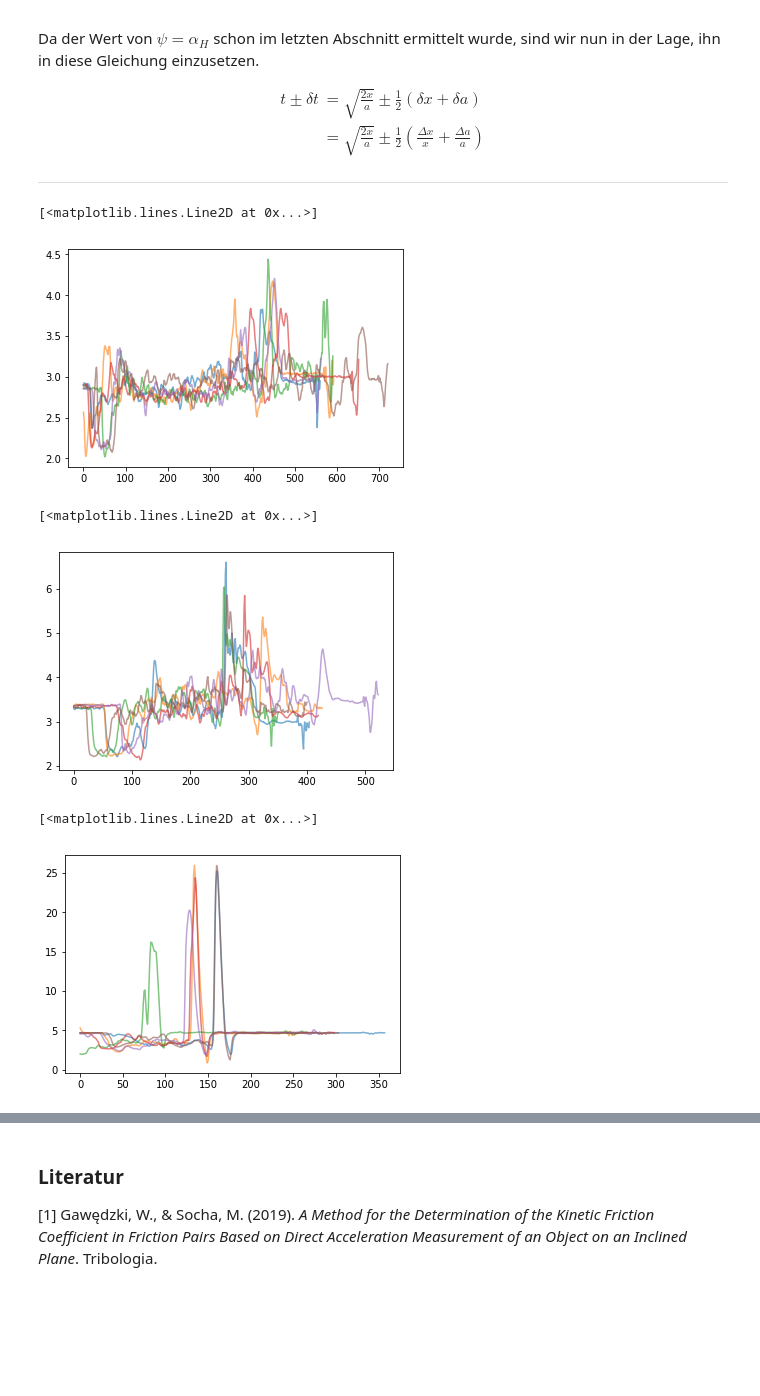
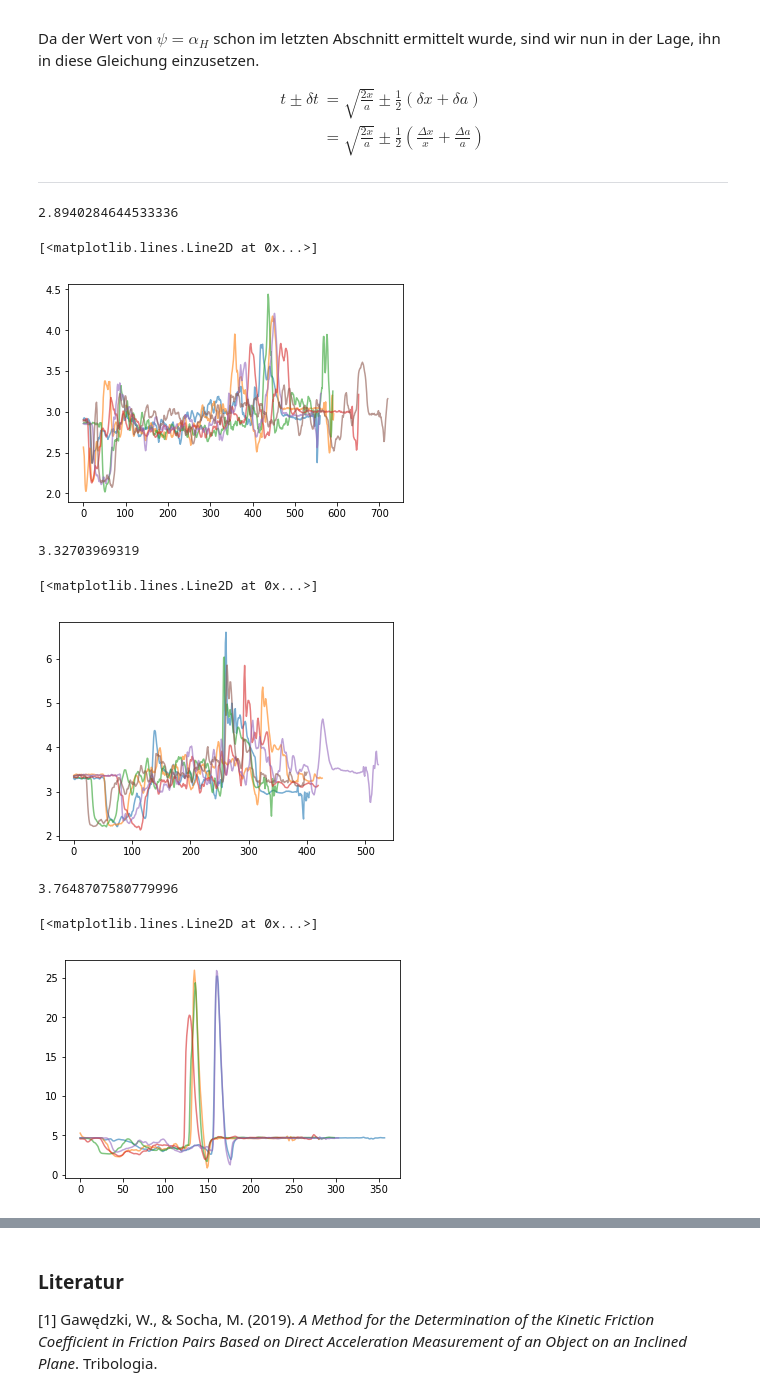
Before and after one commit to allgebrist/physik-praktikum, a Jupyter notebook: 8. Schiefe Ebene mit Reibung.ipynb, the cells around one changed output, grey strips where cells are left out. Saved outputs shown, nothing was run; the diff lists cells and outputs as text; code cells hidden in the pictures; blank space fills up the shorter version.

```diff
--- a/8. Schiefe Ebene mit Reibung.ipynb
+++ b/8. Schiefe Ebene mit Reibung.ipynb
@@ -221,6 +221,15 @@ tabelle214 = pandas.read_csv('Daten/reibungebene/Versuch 2 Winkel 1.4.csv')
 tabelle215 = pandas.read_csv('Daten/reibungebene/Versuch 2 Winkel 1.5.csv')
 tabelle216 = pandas.read_csv('Daten/reibungebene/Versuch 2 Winkel 1.6.csv')
 
+beschleunigung_y1 = (np.mean(tabelle211["Acceleration y (m/s^2)"][100:400]) +
+                     np.mean(tabelle212["Acceleration y (m/s^2)"][100:400]) +
+                     np.mean(tabelle213["Acceleration y (m/s^2)"][100:400]) +
+                     np.mean(tabelle214["Acceleration y (m/s^2)"][100:400]) +
+                     np.mean(tabelle215["Acceleration y (m/s^2)"][100:400]) +
+                     np.mean(tabelle216["Acceleration y (m/s^2)"][100:400]) ) / 6
+
+print(beschleunigung_y1)
+
 plt.plot(tabelle211["Acceleration y (m/s^2)"], alpha = 0.6)
 plt.plot(tabelle212["Acceleration y (m/s^2)"], alpha = 0.6)
 plt.plot(tabelle213["Acceleration y (m/s^2)"], alpha = 0.6)
@@ -228,7 +237,8 @@ plt.plot(tabelle214["Acceleration y (m/s^2)"], alpha = 0.6)
 plt.plot(tabelle215["Acceleration y (m/s^2)"], alpha = 0.6)
 plt.plot(tabelle216["Acceleration y (m/s^2)"], alpha = 0.6)
 # %% [output]
-[<matplotlib.lines.Line2D at 0x...>]
+2.8940284644533336
+[<matplotlib.lines.Line2D at 0x...>]
 [figure]
 # %%
 tabelle221 = pandas.read_csv('Daten/reibungebene/Versuch 2 Winkel 2.1.csv')
@@ -238,6 +248,15 @@ tabelle224 = pandas.read_csv('Daten/reibungebene/Versuch 2 Winkel 2.4.csv')
 tabelle225 = pandas.read_csv('Daten/reibungebene/Versuch 2 Winkel 2.5.csv')
 tabelle226 = pandas.read_csv('Daten/reibungebene/Versuch 2 Winkel 2.6.csv')
 
+beschleunigung_y2 = (np.mean(tabelle221["Acceleration y (m/s^2)"][100:250]) +
+                     np.mean(tabelle222["Acceleration y (m/s^2)"][100:250]) +
+                     np.mean(tabelle223["Acceleration y (m/s^2)"][100:250]) +
+                     np.mean(tabelle224["Acceleration y (m/s^2)"][100:250]) +
+                     np.mean(tabelle225["Acceleration y (m/s^2)"][100:250]) +
+                     np.mean(tabelle226["Acceleration y (m/s^2)"][100:250]) ) / 6
+
+print(beschleunigung_y2)
+
 plt.plot(tabelle221["Acceleration y (m/s^2)"], alpha = 0.6)
 plt.plot(tabelle222["Acceleration y (m/s^2)"], alpha = 0.6)
 plt.plot(tabelle223["Acceleration y (m/s^2)"], alpha = 0.6)
@@ -245,25 +264,35 @@ plt.plot(tabelle224["Acceleration y (m/s^2)"], alpha = 0.6)
 plt.plot(tabelle225["Acceleration y (m/s^2)"], alpha = 0.6)
 plt.plot(tabelle226["Acceleration y (m/s^2)"], alpha = 0.6)
 # %% [output]
-[<matplotlib.lines.Line2D at 0x...>]
+3.32703969319
+[<matplotlib.lines.Line2D at 0x...>]
 [figure]
 # %%
 tabelle231 = pandas.read_csv('Daten/reibungebene/Versuch 2 Winkel 3.1.csv')
 tabelle232 = pandas.read_csv('Daten/reibungebene/Versuch 2 Winkel 3.2.csv')
 tabelle233 = pandas.read_csv('Daten/reibungebene/Versuch 2 Winkel 3.3.csv')
 tabelle234 = pandas.read_csv('Daten/reibungebene/Versuch 2 Winkel 3.4.csv')
 tabelle235 = pandas.read_csv('Daten/reibungebene/Versuch 2 Winkel 3.5.csv')
 tabelle236 = pandas.read_csv('Daten/reibungebene/Versuch 2 Winkel 3.6.csv')
 
+beschleunigung_y3 = (np.mean(tabelle231["Acceleration y (m/s^2)"][0:100]) +
+                     np.mean(tabelle232["Acceleration y (m/s^2)"][0:100]) +
+                     np.mean(tabelle234["Acceleration y (m/s^2)"][0:100]) +
+                     np.mean(tabelle235["Acceleration y (m/s^2)"][0:100]) +
+                     np.mean(tabelle236["Acceleration y (m/s^2)"][0:100]) ) / 5
+
+print(beschleunigung_y3)
+
 plt.plot(tabelle231["Acceleration y (m/s^2)"], alpha = 0.6)
 plt.plot(tabelle232["Acceleration y (m/s^2)"], alpha = 0.6)
-plt.plot(tabelle233["Acceleration y (m/s^2)"], alpha = 0.6)
+# plt.plot(tabelle233["Acceleration y (m/s^2)"], alpha = 0.6)
 plt.plot(tabelle234["Acceleration y (m/s^2)"], alpha = 0.6)
 plt.plot(tabelle235["Acceleration y (m/s^2)"], alpha = 0.6)
 plt.plot(tabelle236["Acceleration y (m/s^2)"], alpha = 0.6)
 # %% [output]
-[<matplotlib.lines.Line2D at 0x...>]
+3.7648707580779996
+[<matplotlib.lines.Line2D at 0x...>]
-[figure, old version]
+[figure, new version]
 # %%
 tabelle241 = pandas.read_csv('Daten/reibungebene/Versuch 2 Winkel 4.1.csv')
 tabelle242 = pandas.read_csv('Daten/reibungebene/Versuch 2 Winkel 4.2.csv')
```
Also changed, not shown: parts of 4 cells of this notebook.
